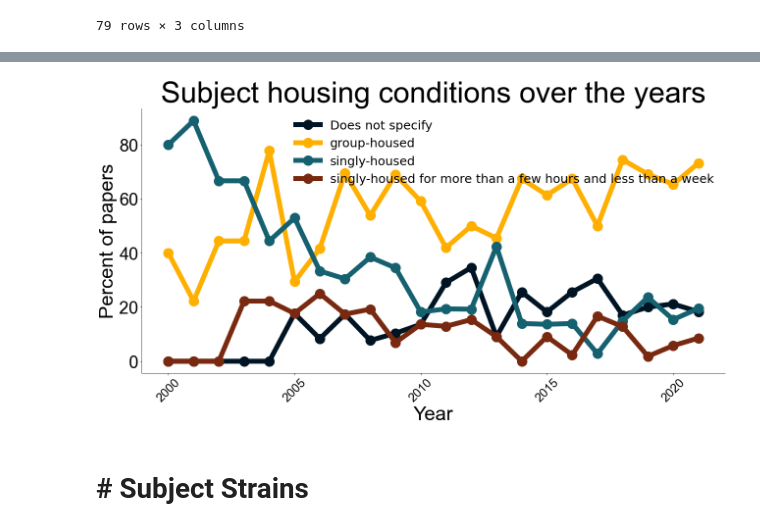
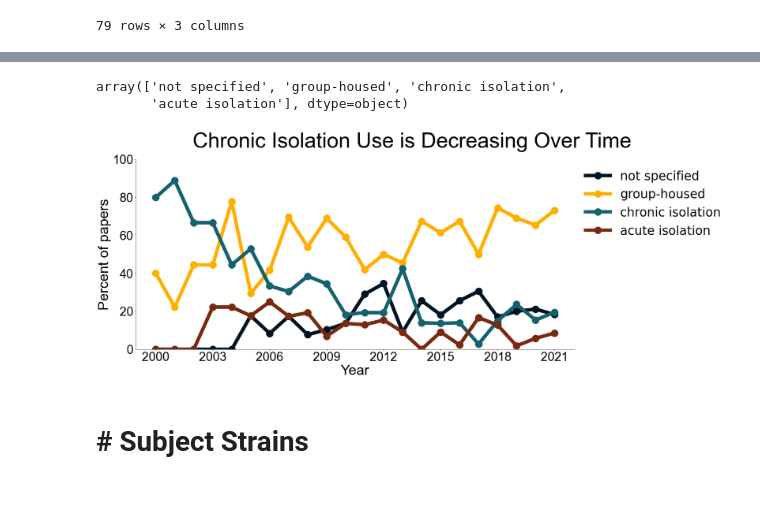
Before and after one commit to padillacoreanolab/literature_review_processing, a Jupyter notebook: results/2022_09_09_literature_review_processing/literature_review_survey_processing_meghan.ipynb, the cells around one changed output, grey strips where cells are left out. Drawn from its saved outputs; the diff is of its cells as text; code cells hidden in the pictures; blank space fills up the shorter version.

```diff
--- a/results/2022_09_09_literature_review_processing/literature_review_survey_processing_meghan.ipynb
+++ b/results/2022_09_09_literature_review_processing/literature_review_survey_processing_meghan.ipynb
@@ -39,7 +39,5 @@ LEGSIZE = 25
 # %%
 # Increase size of plot in jupyter
-
-plt.rcParams["figure.figsize"] = (18,10)
 # %%
 survey_df = pd.read_csv("Copy of Literature Review (Responses) - Copy of Form Responses 1.csv", keep_default_na=False)
 #fill in an NaNs with actual data so this keep default nonsense isnt needed
@@ -223,6 +231,7 @@ sex_year_count["Subject Sex_fixed"].unique()
 # %% [output]
 array(['Male', 'Female', 'Uses both', 'Does not specify'], dtype=object)
 # %%
+plt.rcParams["figure.figsize"] = (25,10)
 fig, ax = plt.subplots()
 col = 0
 #plt.text(family = "Helvetica")
@@ -230,13 +239,13 @@ for sex in sex_totals["Subject Sex_fixed"].unique():
     sex_df = sex_totals[sex_totals["Subject Sex_fixed"] == sex]
     ax.plot(sex_df["publication_year"], sex_df["percent papers"], '-o', label=sex, linewidth=10, markersize=20, color = pclabcol2[col])
     col += 1
-plt.legend(fontsize = 25, frameon = False)
+plt.legend(fontsize = LEGSIZE, frameon = False,  bbox_to_anchor=(1, 1))
 for pos in ['right', 'top']: # Removes graph border
     plt.gca().spines[pos].set_visible(False)
-plt.xticks(sex_df["publication_year"].unique(), fontsize = 25, rotation = 45)
+plt.xticks(sex_df["publication_year"].unique(), fontsize = AXESTICKS)
 plt.locator_params(axis='x', nbins=10)
 plt.yticks(fontsize = 35)
-plt.title("Subject sex across years", fontsize = 60)
+plt.suptitle("Use of Female Subjects is Increasing ", fontsize = 60)
 plt.xlabel("Year", fontsize = 40)
 plt.ylabel("Percent of papers", fontsize = 40)
 # this makes svgs not cut off when saving, see: https://stackoverflow.com/questions/45239261/matplotlib-savefig-text-chopped-off
@@ -380,6 +390,7 @@ for options in housing_opt:
     for year in set(column_year_count['publication_year'].unique()) - set(column_year_count[column_year_count[fixed_column_name] == options]['publication_year'].unique()):
         housing_count_list.append([year, options, 0])
 # %%
+housing_replacement = {'Does not specify':'not specified','singly-housed': 'chronic isolation', 'singly-housed for more than a few hours and less than a week' : 'acute isolation'}
 housing_totals = pd.DataFrame(housing_count_list, columns = ['publication_year', 'Subject Housing_fixed','total'])
 housing_totals = housing_totals.groupby(['publication_year', 'Subject Housing_fixed', 'total'], as_index=False).count()
-housing_totals
+housing_totals.loc[:,fixed_column_name] = housing_totals.loc[:, fixed_column_name].replace(housing_replacement)
@@ -400,30 +397,38 @@ housing_totals
 # %%
 housing_totals['percent papers'] = housing_totals.apply(lambda x: x['total']/year_to_number_of_paper_dict[x['publication_year']]*100, axis=1)
+pd.set_option('display.max_rows', None)
+housing_totals[fixed_column_name].unique()
+# %% [output]
+array(['not specified', 'group-housed', 'chronic isolation',
+       'acute isolation'], dtype=object)
 # %%
 # Increase size of plot in jupyter
 
-plt.rcParams["figure.figsize"] = (18,10)
+plt.rcParams["figure.figsize"] = (25,10)
 # %%
 fig, ax = plt.subplots()
 col = 0
 
 for value in housing_totals[fixed_column_name].unique():
     type_df = housing_totals[housing_totals[fixed_column_name] == value]
     ax.plot(type_df["publication_year"], type_df["percent papers"], '-o', label=value, linewidth = LINWID, markersize = DOTS, color = pclabcol2[col])
     col += 1
 for pos in ['right', 'top']: # Removes graph border
     plt.gca().spines[pos].set_visible(False)
-plt.legend(fontsize = LEGSIZE ,frameon = False)
-# plt.xticks(column_year_count["publication_year"].unique())
-plt.title("Subject housing conditions over the years", fontsize = TITLESIZE, family="Arial")
+plt.legend(fontsize = LEGSIZE ,frameon = False, bbox_to_anchor=(1, 1))
+plt.xticks(column_year_count["publication_year"].unique())
+plt.suptitle("Chronic Isolation Use is Decreasing Over Time", fontsize = TITLESIZE, family="Arial")
 plt.xlabel("Year", fontsize = AXESLABEL, family="Arial")
 plt.ylabel("Percent of papers", fontsize = AXESLABEL, family="Arial")
-plt.xticks(fontsize = 25, rotation = 45, family="Arial")
+plt.xticks(fontsize = AXESTICKS, family="Arial")
 plt.yticks(fontsize = AXESTICKS, family="Arial")
+
+plt.locator_params(axis='x', nbins=10)
+plt.ylim(0,100)
 plt.tight_layout()
 plt.savefig("./proc/plots/year_vs_housing.svg")
 # %% [output]
-[figure, old version]
+[figure, new version]
 # %% [markdown]
 # # Subject Strains
 # %%
```
Also changed, not shown: parts of 15 cells of this notebook.
